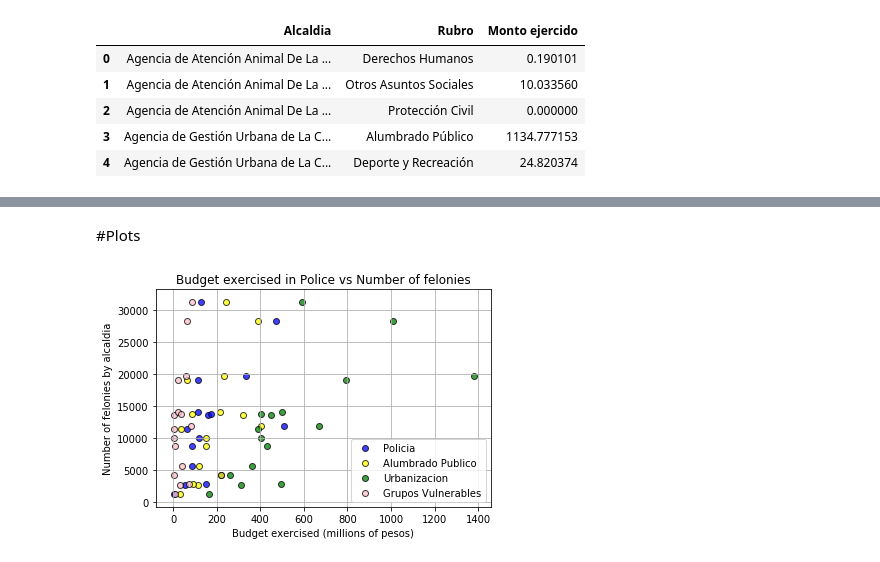
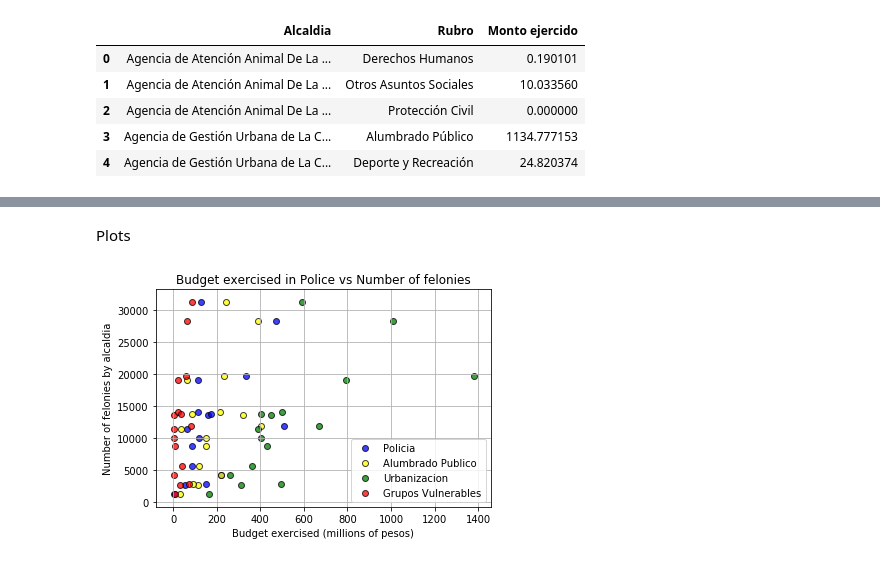
Before and after one commit to joseluismendozal10/Project1, a Jupyter notebook: Budget BTB/main_BTB.ipynb, the cells around one changed output, grey strips where cells are left out. Cells and saved outputs as stored; diff of their text form; code cells hidden in the pictures.

```diff
--- a/Budget BTB/main_BTB.ipynb
+++ b/Budget BTB/main_BTB.ipynb
@@ -147,4 +163,4 @@ budget_final_df
 export_csv = budget_final_df .to_csv ("budget_final.csv")
-# %% [markdown]
-#Plots
+# %% [markdown]
+Plots
 # %%
@@ -151,33 +168,32 @@ export_csv = budget_final_df .to_csv ("budget_final.csv")
 delitos=[13625, 10007, 19049, 14147, 2690, 31274, 19675, 8799, 28340, 2872, 13736, 1297, 4308, 11379, 11893, 5598]
 budget_final_df["delitos"] = delitos
 # %%
-# loop to plot the x and y scatter for each city type
+# loop to plot the x and y scatter for each of the following rubros
 i=0
 rubros=['Policia', "Alumbrado Publico", "Urbanizacion", "Grupos Vulnerables"]
-colores=["blue", "yellow", "green", "pink"]
+colores=["blue", "yellow", "green", "red"]
 
 for rubro in rubros:
 
     plt.scatter(budget_final_df[rubro], budget_final_df["delitos"], marker="o", facecolors=colores[i], edgecolors="black", alpha=0.75)
     i=i+1
 
 # Incorporate the other graph properties
 
 plt.grid()
-
 plt.title("Budget exercised in Police vs Number of felonies")
 plt.xlabel("Budget exercised (millions of pesos)")
 plt.ylabel("Number of felonies by alcaldia")
 
 # Create a legend
 #plt.legend(handles=[ Urban, Suburban, Rural], loc= "upper rigth")
 plt.legend(rubros, loc="best")
 
 
 # Save Figure
 plt.savefig("policia_alumbrado_urbani_vulnera.png")
 
 # Prints the scatter plot to the screen
 plt.show()
 # %% [output]
-[figure, old version]
+[figure, new version]
```
Also changed, not shown: parts of 12 cells of this notebook, 6 other files.
